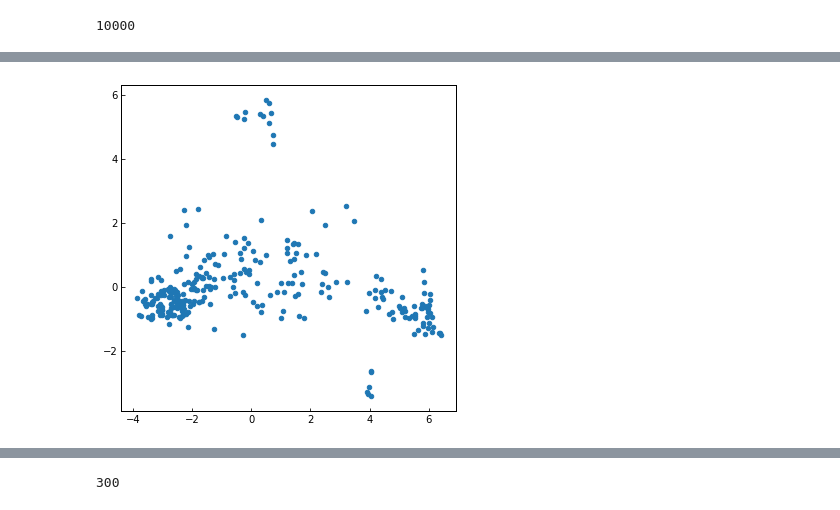
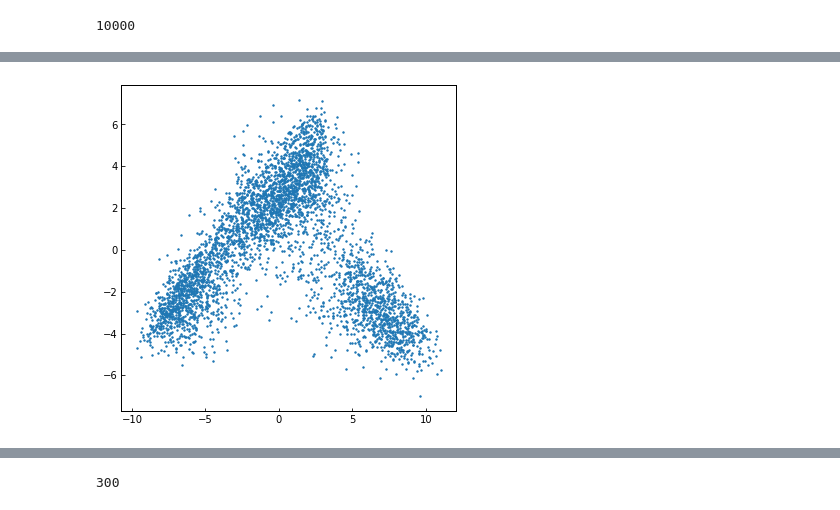
Before and after one commit to truskett-group-ut/hard_disks_pca, a Jupyter notebook: analysis_notebook.ipynb, the cells around one changed output, grey strips where cells are left out. Cells and saved outputs as stored; diff of their text form; code cells hidden in the pictures.

```diff
--- a/analysis_notebook.ipynb
+++ b/analysis_notebook.ipynb
@@ -1644,5 +1735,6 @@ n_components_single = 29
 # %%
-frames = ReadXYZ(filename, N=300, N_types=1, shuffle_data=True, randomize=True)
+#frames = ReadXYZ(filename, N=300, N_types=1, shuffle_data=True, randomize=True)
+frames = ReadGSD(filename, shuffle_data=True, randomize=True, remove_types=[])[:100]
 features = TrajectoryToFeatures(frames,
                                 N_nn=N_nn,
                                 method=method,
@@ -1655,5 +1747,6 @@ IncrementalPCA(batch_size=None, copy=True, n_components=29, whiten=True)
 # %%
-frames = ReadXYZ(filename, N=300, N_types=1, shuffle_data=True, randomize=False)
+#frames = ReadXYZ(filename, N=300, N_types=1, shuffle_data=True, randomize=False)
+frames = ReadGSD(filename, shuffle_data=True, randomize=False, remove_types=[])[:100]
 features = TrajectoryToFeatures(frames,
                                 N_nn=N_nn,
                                 method=method,
@@ -1802,8 +1895,9 @@ pcs =
 # %%
 plt.plot()
 # %%
-frames = ReadXYZ(filename, N=300, N_types=1, shuffle_data=False, randomize=False)
-features = TrajectoryToFeatures(frames,
+#frames = ReadXYZ(filename, N=300, N_types=1, shuffle_data=False, randomize=False)
+#frames = ReadGSD(filename, shuffle_data=True, randomize=False, remove_types=[])[:100]
+features = TrajectoryToFeatures(frames[::10],
                                 N_nn=N_nn,
                                 method=method,
                                 particle_inc=1,
@@ -1811,9 +1905,9 @@ features = TrajectoryToFeatures(frames,
 pcs = incpca_single.transform(incpca_single_ig.transform(features))
 # %%
 pcs_avg = 0.0
-count = 0
+count = 0.0
 for frame in frames[0::10]:
-    if count % 100 == 0:
+    if int(count) % 100 == 0:
         print count
     features = TrajectoryToFeatures([frame],
                                 N_nn=N_nn,
@@ -1821,6 +1915,6 @@ for frame in frames[0::10]:
                                 particle_inc=1,
                                 nn_inc=1)
     pcs_avg = pcs_avg + incpca_single.transform(incpca_single_ig.transform(features))
-    count  =  count + 1
+    count  =  count + 1.0
 pcs_avg = pcs_avg / count
 # %% [output]
@@ -1837,6 +1922,6 @@ pcs_avg = pcs_avg / count
 # %%
-plt.scatter(pcs_avg[:,0][0::1], pcs_avg[:,1][0::1], s=20)
+plt.scatter(pcs_avg[:,0][0::1], pcs_avg[:,1][0::1], s=2)
 plt.rcParams["figure.figsize"] = [6,6]
 # %% [output]
-[figure, old version]
+[figure, new version]
 # %%
```
Also changed, not shown: parts of 40 cells of this notebook, 3 other files.
